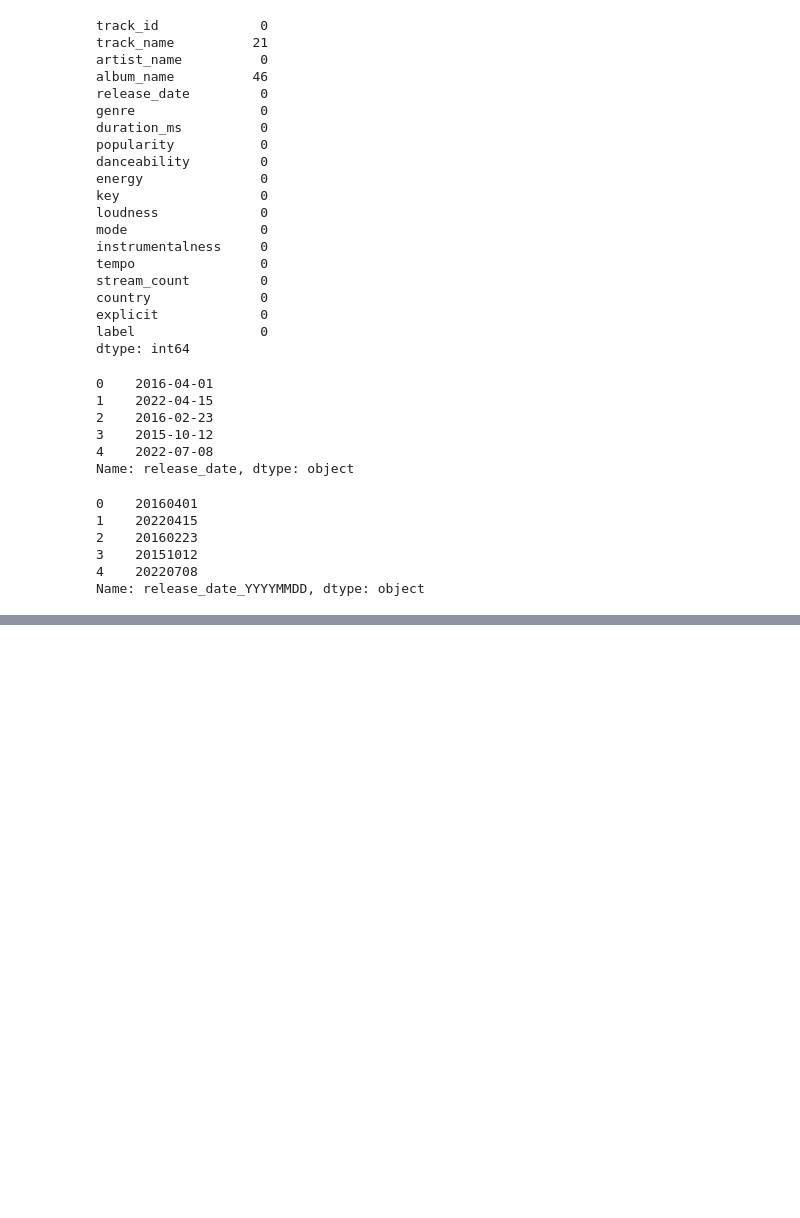
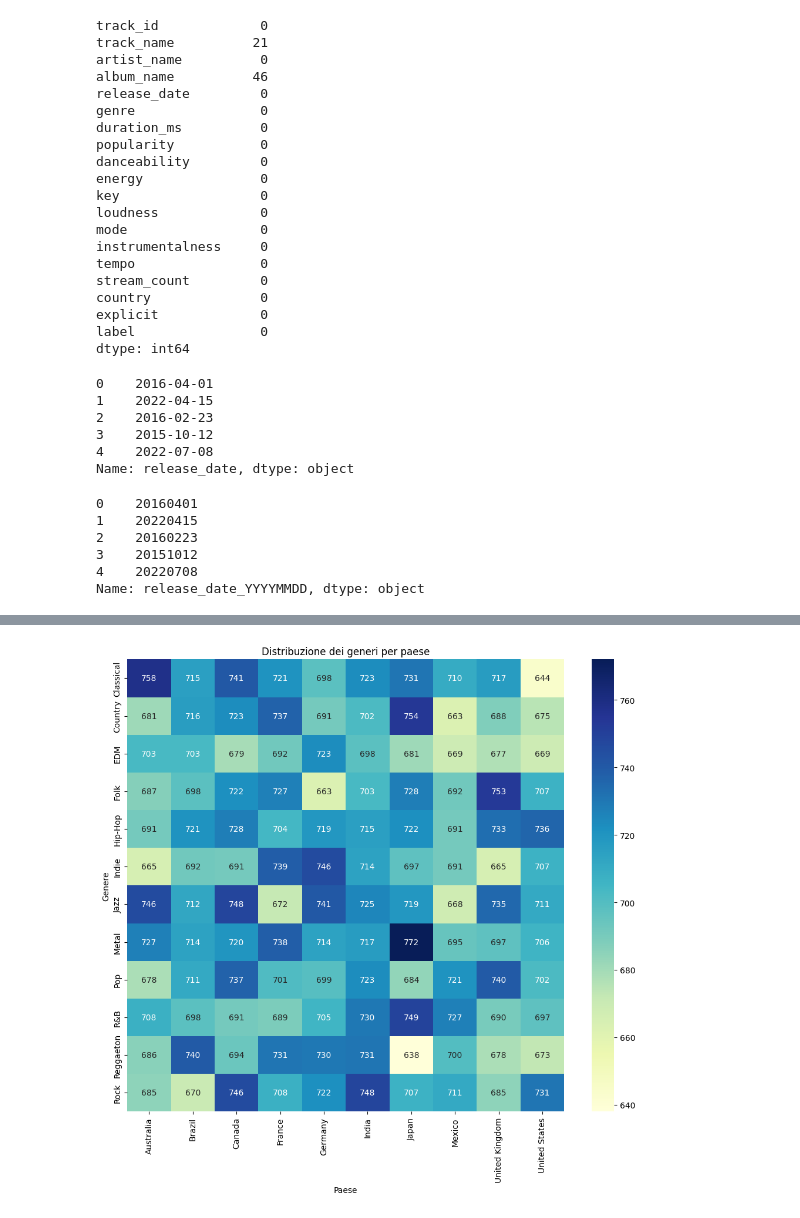
Before and after one commit to Luddachan/RepoSpotify_AnnaAntoRosy, a Jupyter notebook: analisi.ipynb, the cells around one changed output, grey strips where cells are left out. Cells and saved outputs as stored; diff of their text form; code cells hidden in the pictures; blank space fills up the shorter version.

```diff
--- a/analisi.ipynb
+++ b/analisi.ipynb
@@ -108,0 +133,12 @@ Name: release_date_YYYYMMDD, dtype: object
+# %%
+# Pivot per creare la matrice paese x genere
+heatmap_data = genre_country.pivot(index='genre', columns='country', values='count').fillna(0)
+
+plt.figure(figsize=(12,10))
+sns.heatmap(heatmap_data, annot=True, fmt='g', cmap='YlGnBu')
+plt.title('Distribuzione dei generi per paese')
+plt.xlabel('Paese')
+plt.ylabel('Genere')
+plt.show()
+# %% [output]
+[figure, added]
```
Also changed, not shown: parts of 6 cells of this notebook, 1 other file.
